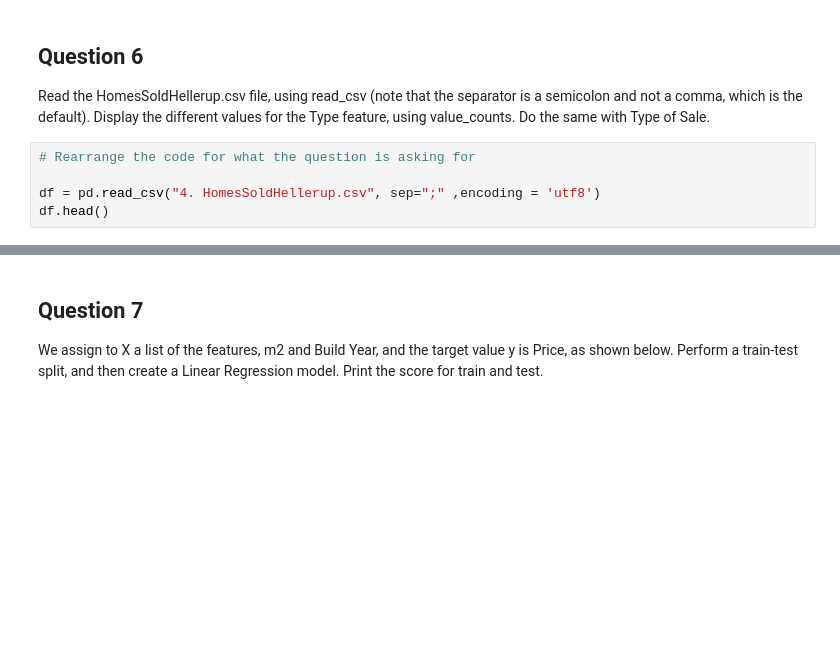
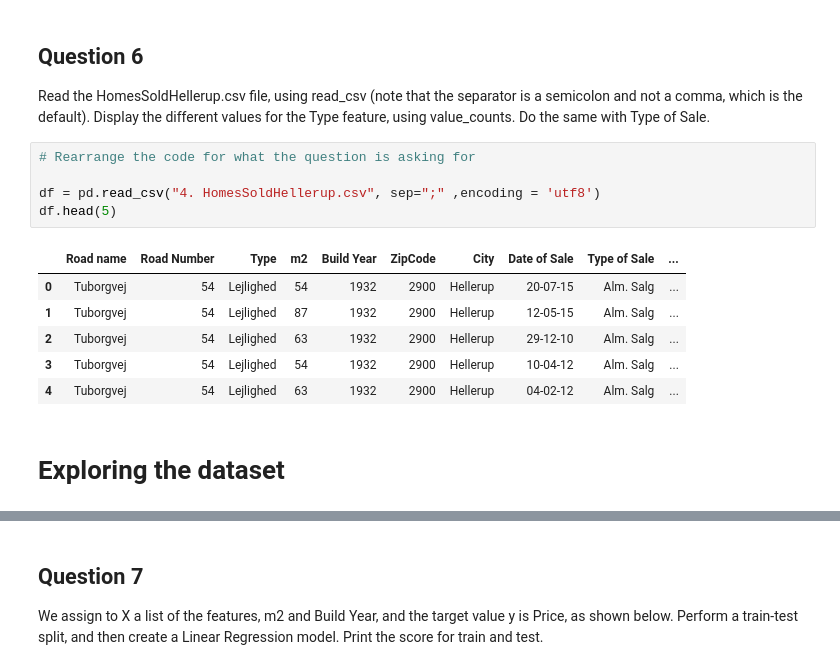
Before and after one commit to FontanaPedro/DBA_coding_exercises, a Jupyter notebook: Pedro/4. Lab4BDA2023.ipynb, the cells around one changed output, grey strips where cells are left out. Cells and saved outputs as stored; diff of their text form; blank space fills up the shorter version.

```diff
--- a/Pedro/4. Lab4BDA2023.ipynb
+++ b/Pedro/4. Lab4BDA2023.ipynb
@@ -151,5 +210,14 @@ Read the HomesSoldHellerup.csv file, using read_csv (note that the separator is
 # %%
 # Rearrange the code for what the question is asking for
 
 df = pd.read_csv("4. HomesSoldHellerup.csv", sep=";" ,encoding = 'utf8')
-df.head()
+df.head(5)
+# %% [output]
+|  | Road name | Road Number | Type | m2 | Build Year | ZipCode | City | Date of Sale | Type of Sale | ... |
+| 0 | Tuborgvej | 54 | Lejlighed | 54 | 1932 | 2900 | Hellerup | 20-07-15 | Alm. Salg | ... |
+| 1 | Tuborgvej | 54 | Lejlighed | 87 | 1932 | 2900 | Hellerup | 12-05-15 | Alm. Salg | ... |
+| 2 | Tuborgvej | 54 | Lejlighed | 63 | 1932 | 2900 | Hellerup | 29-12-10 | Alm. Salg | ... |
+| 3 | Tuborgvej | 54 | Lejlighed | 54 | 1932 | 2900 | Hellerup | 10-04-12 | Alm. Salg | ... |
+| 4 | Tuborgvej | 54 | Lejlighed | 63 | 1932 | 2900 | Hellerup | 04-02-12 | Alm. Salg | ... |
+# %% [markdown]
+# Exploring the dataset
```
Also changed, not shown: parts of 17 cells of this notebook, 3 other files.
